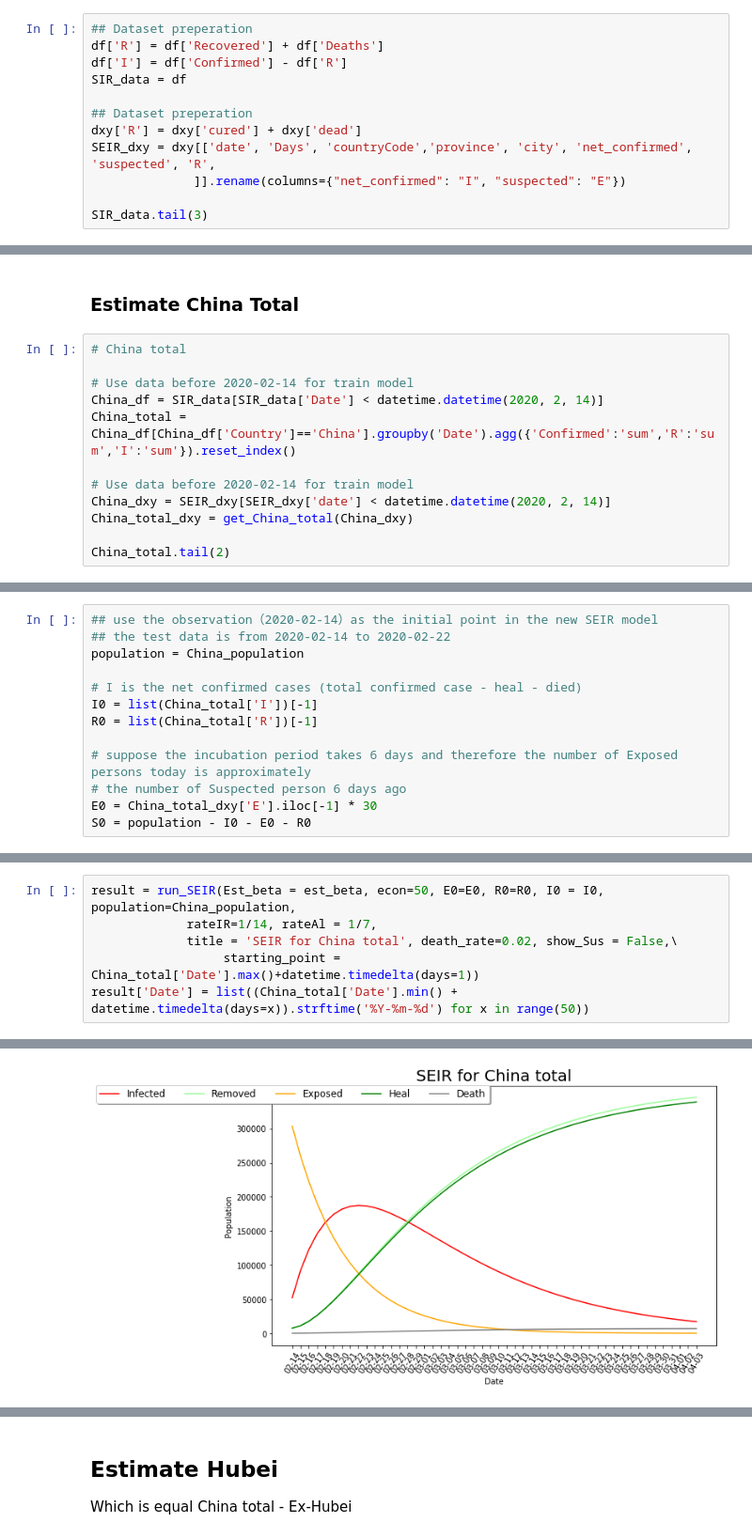
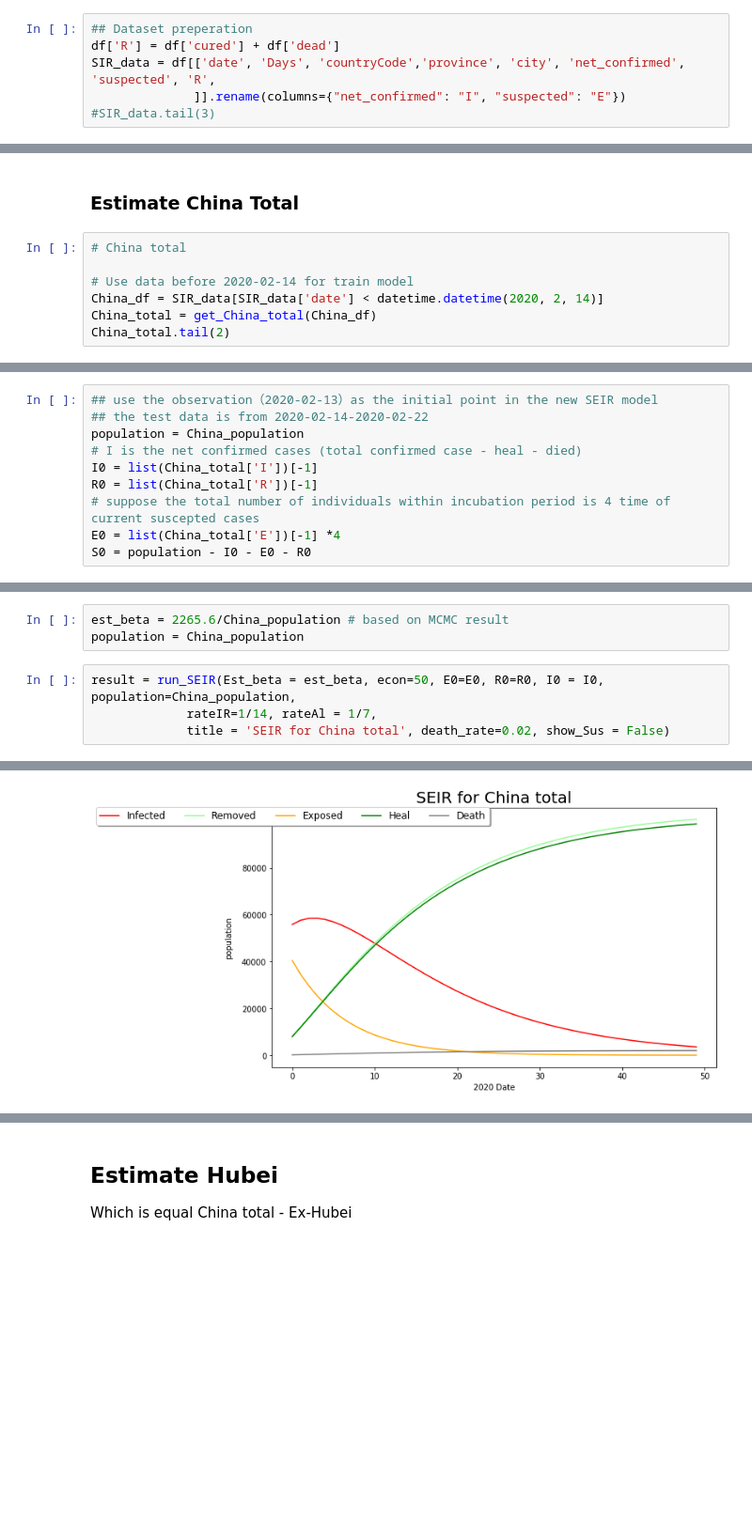
Before and after one commit to docligot/CoronaTracker-simulteModel, a Jupyter notebook: mcmc_SEIR/Forecast_by_MCMC_SEIR.ipynb, the cells around one changed output, grey strips where cells are left out. Shown at 94% size. Saved outputs shown, nothing was run; the diff lists cells and outputs as text; blank space fills up the shorter version.

Commit message:
Revert "changed data source to JHU"
This reverts commit eb8c9a4ddf1345ddcca018169d517c555a733cc5.

```diff
--- a/mcmc_SEIR/Forecast_by_MCMC_SEIR.ipynb
+++ b/mcmc_SEIR/Forecast_by_MCMC_SEIR.ipynb
@@ -65,12 +50,6 @@ df.tail(3) # check new
 # %%
 ## Dataset preperation
-df['R'] = df['Recovered'] + df['Deaths']
-df['I'] = df['Confirmed'] - df['R']
-SIR_data = df
-
-## Dataset preperation
-dxy['R'] = dxy['cured'] + dxy['dead']
-SEIR_dxy = dxy[['date', 'Days', 'countryCode','province', 'city', 'net_confirmed', 'suspected', 'R',
+df['R'] = df['cured'] + df['dead']
+SIR_data = df[['date', 'Days', 'countryCode','province', 'city', 'net_confirmed', 'suspected', 'R',
               ]].rename(columns={"net_confirmed": "I", "suspected": "E"})
-
-SIR_data.tail(3)
+#SIR_data.tail(3)
@@ -85,12 +59,7 @@ SIR_data.tail(3)
 # China total
 
 # Use data before 2020-02-14 for train model
-China_df = SIR_data[SIR_data['Date'] < datetime.datetime(2020, 2, 14)]
-China_total = China_df[China_df['Country']=='China'].groupby('Date').agg({'Confirmed':'sum','R':'sum','I':'sum'}).reset_index()
-
-# Use data before 2020-02-14 for train model
-China_dxy = SEIR_dxy[SEIR_dxy['date'] < datetime.datetime(2020, 2, 14)]
-China_total_dxy = get_China_total(China_dxy)
-
+China_df = SIR_data[SIR_data['date'] < datetime.datetime(2020, 2, 14)]
+China_total = get_China_total(China_df)
 China_total.tail(2)
 # %% [output]
@@ -134,13 +69,10 @@ China_total_dxy.tail(30)
 # %%
-## use the observation（2020-02-14）as the initial point in the new SEIR model
-## the test data is from 2020-02-14 to 2020-02-22
+## use the observation（2020-02-13）as the initial point in the new SEIR model
+## the test data is from 2020-02-14-2020-02-22
 population = China_population
-
 # I is the net confirmed cases (total confirmed case - heal - died)
 I0 = list(China_total['I'])[-1]
 R0 = list(China_total['R'])[-1]
-
-# suppose the incubation period takes 6 days and therefore the number of Exposed persons today is approximately
-# the number of Suspected person 6 days ago
-E0 = China_total_dxy['E'].iloc[-1] * 30
+# suppose the total number of individuals within incubation period is 4 time of current suscepted cases
+E0 = list(China_total['E'])[-1] *4
 S0 = population - I0 - E0 - R0
@@ -156,7 +79,8 @@ rateIR = 1/infectious_duration # recovery rate
+# %%
+est_beta = 2265.6/China_population # based on MCMC result
+population = China_population
 # %%
 result = run_SEIR(Est_beta = est_beta, econ=50, E0=E0, R0=R0, I0 = I0, population=China_population,
              rateIR=1/14, rateAl = 1/7,
-             title = 'SEIR for China total', death_rate=0.02, show_Sus = False,\
-                  starting_point = China_total['Date'].max()+datetime.timedelta(days=1))
-result['Date'] = list((China_total['Date'].min() + datetime.timedelta(days=x)).strftime('%Y-%m-%d') for x in range(50))
+             title = 'SEIR for China total', death_rate=0.02, show_Sus = False)
 # %% [output]
@@ -164,4 +88,4 @@ Maximum infected case:  187422
-[figure, old version]
+[figure, new version]
 # %%
 """
 Calculate MAPE test score using SEIR model result
```
Also changed, not shown: parts of 19 cells of this notebook, 3 other files.
